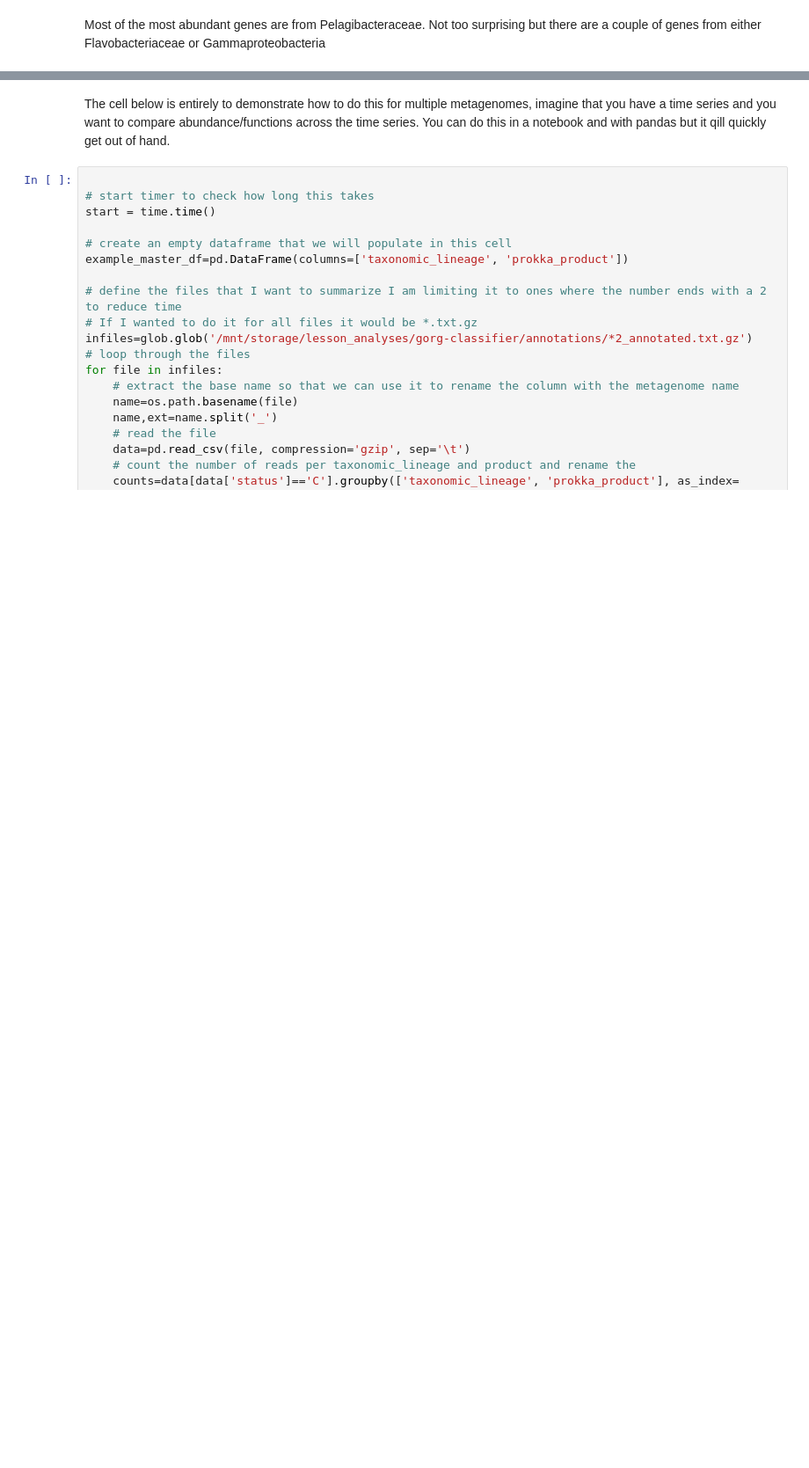
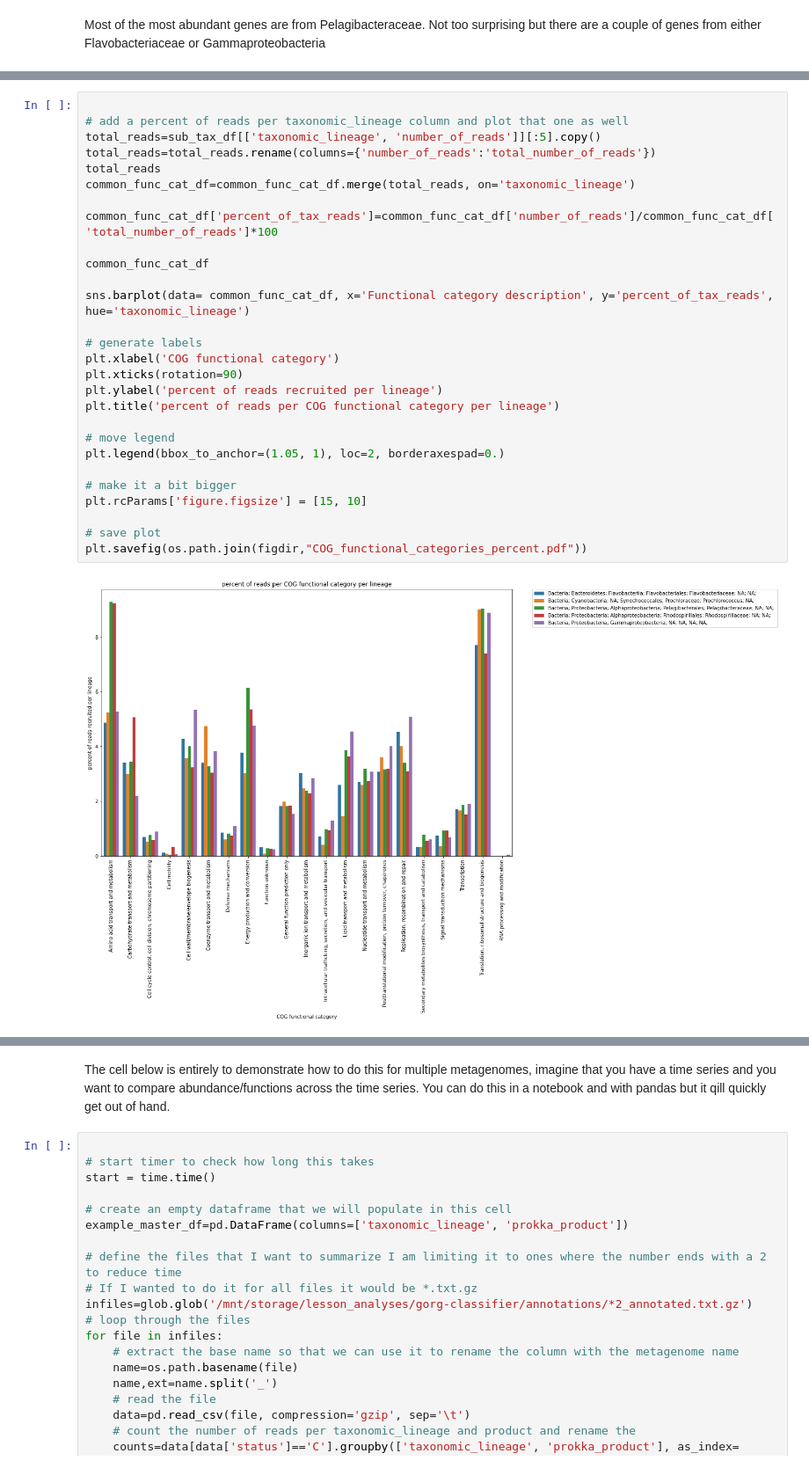
Before and after one commit to Bigelow-SCG-Course/Day3PM_GORG-classifier, a Jupyter notebook: Day3PM_GORG_classifier.ipynb, the cells around one changed output, grey strips where cells are left out. Shown at 88% size. Cells and saved outputs as stored; diff of their text form; blank space fills up the shorter version.

```diff
--- a/Day3PM_GORG_classifier.ipynb
+++ b/Day3PM_GORG_classifier.ipynb
@@ -309,0 +384,30 @@ COG_df[COG_df['cog_num']>0]
+# %%
+
+# add a percent of reads per taxonomic_lineage column and plot that one as well
+total_reads=sub_tax_df[['taxonomic_lineage', 'number_of_reads']][:5].copy()
+total_reads=total_reads.rename(columns={'number_of_reads':'total_number_of_reads'})
+total_reads
+common_func_cat_df=common_func_cat_df.merge(total_reads, on='taxonomic_lineage')
+
+common_func_cat_df['percent_of_tax_reads']=common_func_cat_df['number_of_reads']/common_func_cat_df['total_number_of_reads']*100
+
+common_func_cat_df
+
+sns.barplot(data= common_func_cat_df, x='Functional category description', y='percent_of_tax_reads', hue='taxonomic_lineage')
+
+# generate labels
+plt.xlabel('COG functional category')
+plt.xticks(rotation=90)
+plt.ylabel('percent of reads recruited per lineage')
+plt.title('percent of reads per COG functional category per lineage')
+
+# move legend
+plt.legend(bbox_to_anchor=(1.05, 1), loc=2, borderaxespad=0.)
+
+# make it a bit bigger
+plt.rcParams['figure.figsize'] = [15, 10]
+
+# save plot
+plt.savefig(os.path.join(figdir,"COG_functional_categories_percent.pdf"))
+# %% [output]
+[figure, added]
```
Also changed, not shown: parts of 17 cells of this notebook, 1 other file.
